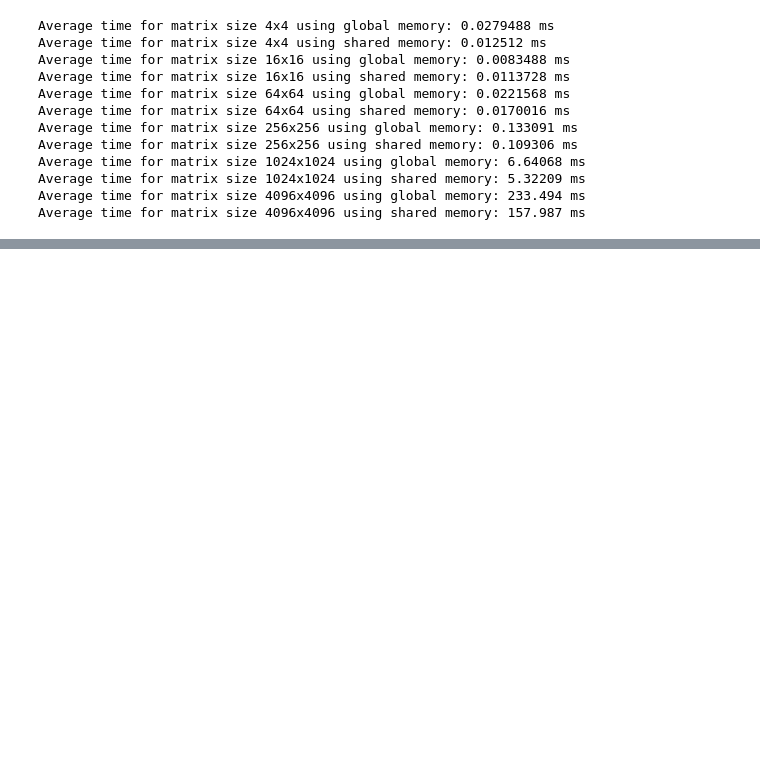
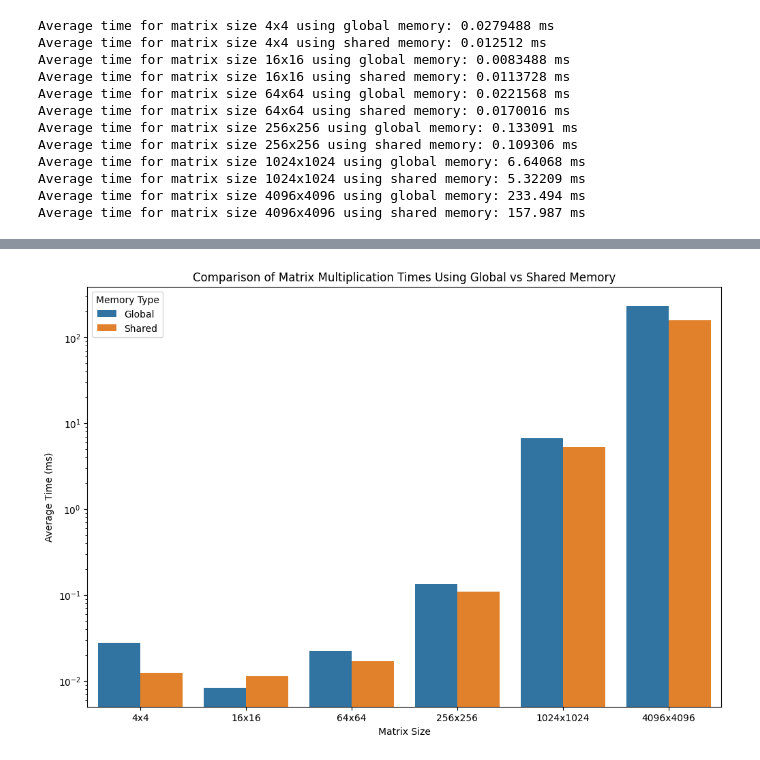
Before and after one commit to jaceroldan/nvcc-matrix-addition, a Jupyter notebook: matrix_multiplication.ipynb, the cells around one changed output, grey strips where cells are left out. Drawn from its saved outputs; the diff is of its cells as text; code cells hidden in the pictures; blank space fills up the shorter version.

Commit message:
Add chart for timing

```diff
--- a/matrix_multiplication.ipynb
+++ b/matrix_multiplication.ipynb
@@ -201,0 +220,25 @@ Average time for matrix size 4096x4096 using shared memory: 157.987 ms
+# %%
+import seaborn as sns
+import matplotlib.pyplot as plt
+import pandas as pd
+
+# Data
+data = {
+    "Matrix Size": ["4x4", "4x4", "16x16", "16x16", "64x64", "64x64", "256x256", "256x256", "1024x1024", "1024x1024", "4096x4096", "4096x4096"],
+    "Average Time (ms)": [0.0279488, 0.012512, 0.0083488, 0.0113728, 0.0221568, 0.0170016, 0.133091, 0.109306, 6.64068, 5.32209, 233.494, 157.987],
+    "Memory Type": ["Global", "Shared", "Global", "Shared", "Global", "Shared", "Global", "Shared", "Global", "Shared", "Global", "Shared"]
+}
+
+# Create DataFrame
+df = pd.DataFrame(data)
+
+# Create a factor plot
+plt.figure(figsize=(12, 8))
+sns.barplot(x="Matrix Size", y="Average Time (ms)", hue="Memory Type", data=df)
+plt.title('Comparison of Matrix Multiplication Times Using Global vs Shared Memory')
+plt.xlabel('Matrix Size')
+plt.ylabel('Average Time (ms)')
+plt.yscale('log')  # Use logarithmic scale for better visualization of large range values
+plt.show()
+# %% [output]
+[figure, added]
```
Also changed, not shown: parts of 1 cell of this notebook.
